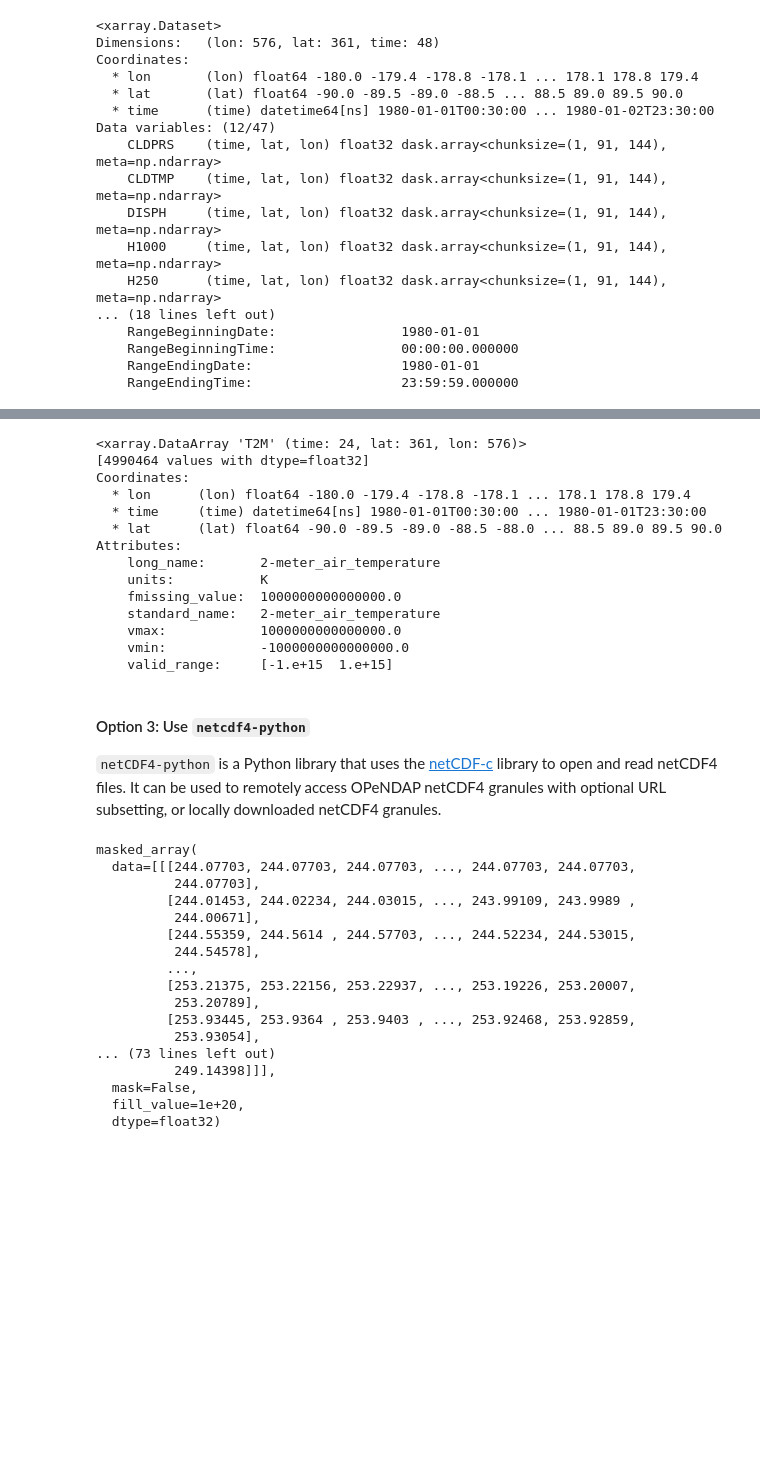
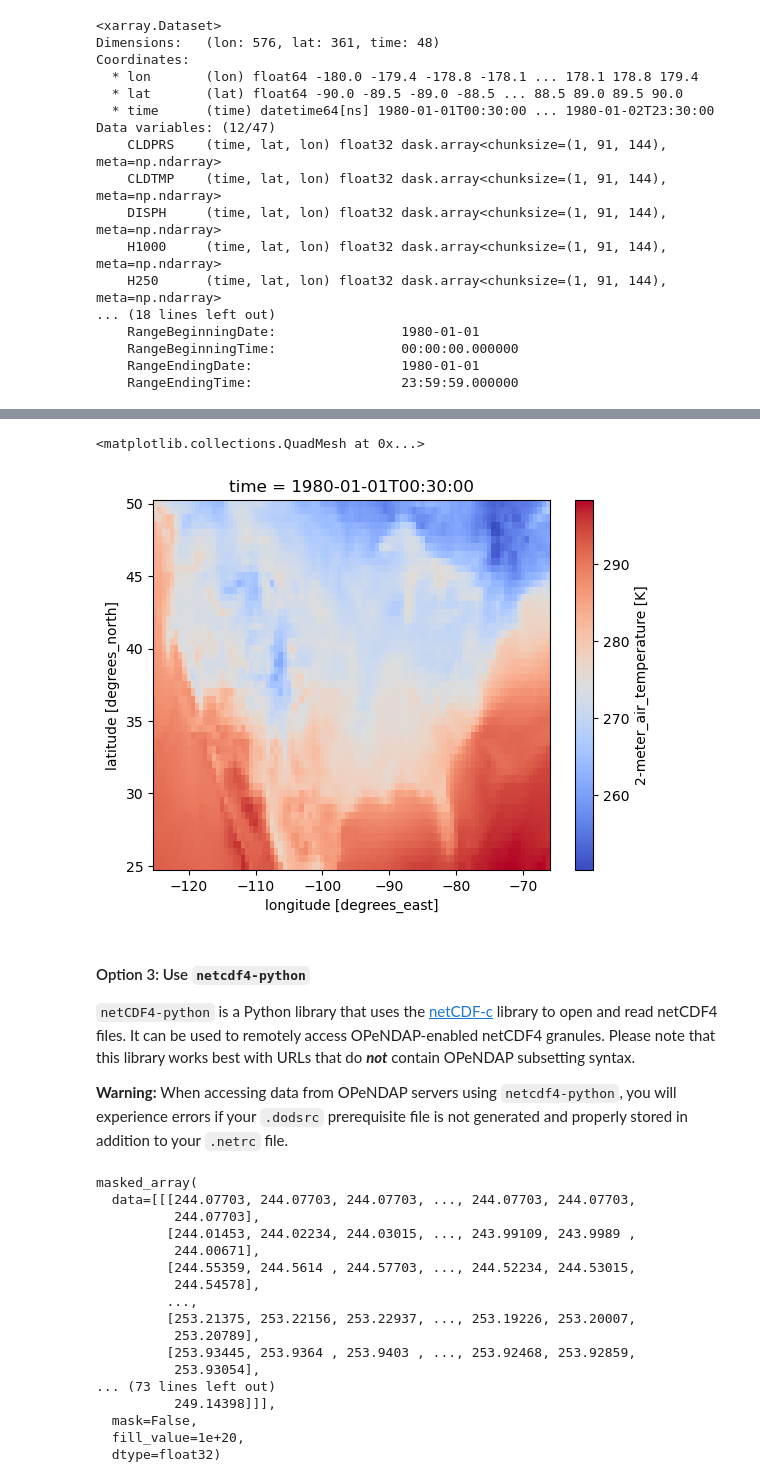
Before and after one commit to nasa/gesdisc-tutorials, a Jupyter notebook: notebooks/How_to_Access_GES_DISC_Data_Using_Python.ipynb, the cells around one changed output, grey strips where cells are left out. Drawn from its saved outputs; the diff is of its cells as text; code cells hidden in the pictures; blank space fills up the shorter version.

```diff
--- a/notebooks/How_to_Access_GES_DISC_Data_Using_Python.ipynb
+++ b/notebooks/How_to_Access_GES_DISC_Data_Using_Python.ipynb
@@ -224,28 +294,32 @@ If you wish to save the subsetted granule locally, please use the `to_dataset` f
 # %%
 import xarray as xr
 
-# Reading a single granule URL:
-ds = xr.open_dataset('https://opendap.earthdata.nasa.gov/collections/C1276812863-GES_DISC/granules/M2T1NXSLV.5.12.4%3AMERRA2_100.tavg1_2d_slv_Nx.19800101.nc4')
-ds['T2M']
+# Specify 1980-01-01 Cloud OPeNDAP URL
+dataset_url = 'https://opendap.earthdata.nasa.gov/collections/C1276812863-GES_DISC/granules/M2T1NXSLV.5.12.4%3AMERRA2_100.tavg1_2d_slv_Nx.19800101.nc4'
+
+# Load dataset object and metadata, but don't open the values yet
+# NOTE: When opening HDF files, the group to be accessed must be specified with the "group=" parameter.
+#       E.g., for GPM IMERG, group="Grid" must be entered or an error will occur
+ds = xr.open_dataset(dataset_url)
+
+# Define latitude and longitude bounds for CONUS
+lat_min, lat_max = 25, 50  # Latitude bounds
+lon_min, lon_max = -125, -66  # Longitude bounds
+
+# Subset the dataset based on lat/lon bounds, which is performed server-side
+ds_conus = ds.sel(lat=slice(lat_min, lat_max), lon=slice(lon_min, lon_max))
+
+# Plot the first timestep of the 2-meter temperature variable from the subsetted dataset
+ds_conus['T2M'].isel(time=0).plot(cmap='coolwarm')
 # %% [output]
-<xarray.DataArray 'T2M' (time: 24, lat: 361, lon: 576)>
-[4990464 values with dtype=float32]
-Coordinates:
-  * lon      (lon) float64 -180.0 -179.4 -178.8 -178.1 ... 178.1 178.8 179.4
-  * time     (time) datetime64[ns] 1980-01-01T00:30:00 ... 1980-01-01T23:30:00
-  * lat      (lat) float64 -90.0 -89.5 -89.0 -88.5 -88.0 ... 88.5 89.0 89.5 90.0
-Attributes:
-    long_name:       2-meter_air_temperature
-    units:           K
-    fmissing_value:  1000000000000000.0
-    standard_name:   2-meter_air_temperature
-    vmax:            1000000000000000.0
-    vmin:            -1000000000000000.0
-    valid_range:     [-1.e+15  1.e+15]
+<matplotlib.collections.QuadMesh at 0x...>
+[figure, added]
 # %% [markdown]
 #### Option 3: Use `netcdf4-python` <a class="anchor" id="opendap_netcdf4-python"></a>
 
-`netCDF4-python` is a Python library that uses the [netCDF-c](https://github.com/Unidata/netcdf-c) library to open and read netCDF4 files. It can be used to remotely access OPeNDAP netCDF4 granules with optional URL subsetting, or locally downloaded netCDF4 granules.
+`netCDF4-python` is a Python library that uses the [netCDF-c](https://github.com/Unidata/netcdf-c) library to open and read netCDF4 files. It can be used to remotely access OPeNDAP-enabled netCDF4 granules. Please note that this library works best with URLs that do ***not*** contain OPeNDAP subsetting syntax.
+
+**Warning:** When accessing data from OPeNDAP servers using `netcdf4-python`, you will experience errors if your `.dodsrc` prerequisite file is not generated and properly stored in addition to your `.netrc` file.
 # %%
 import netCDF4 as nc4
 
```
Also changed, not shown: parts of 14 cells of this notebook.
